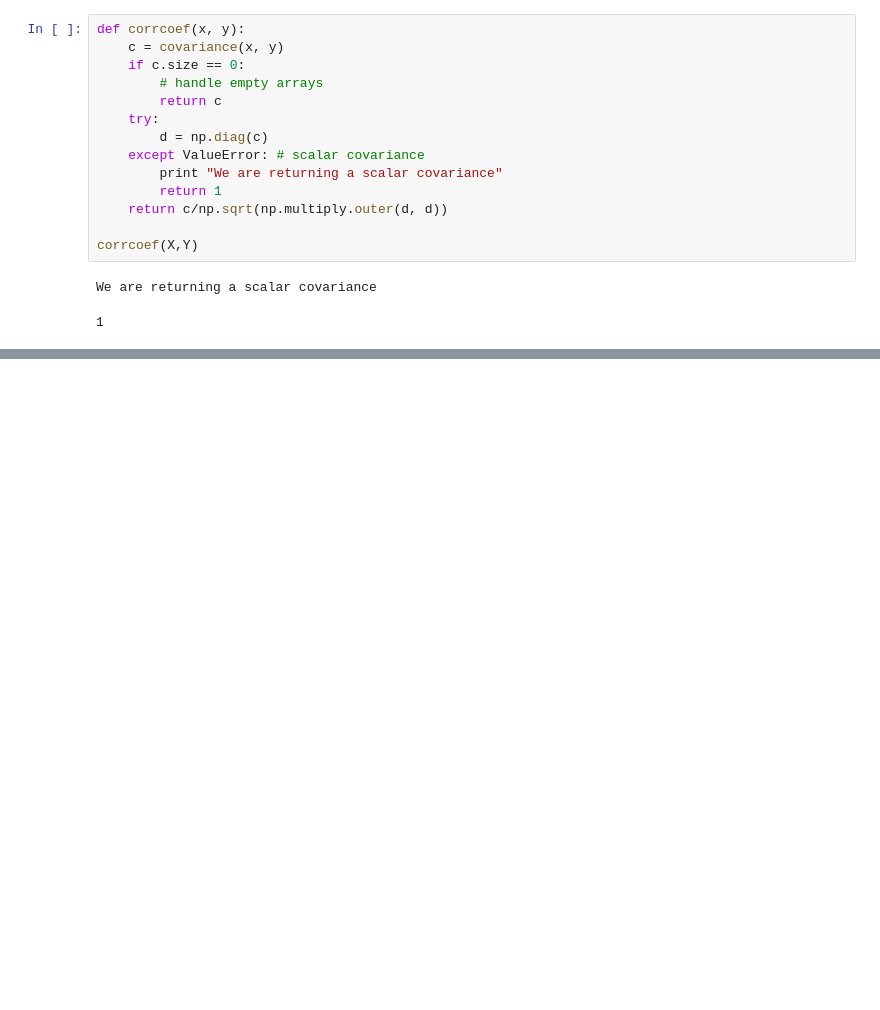
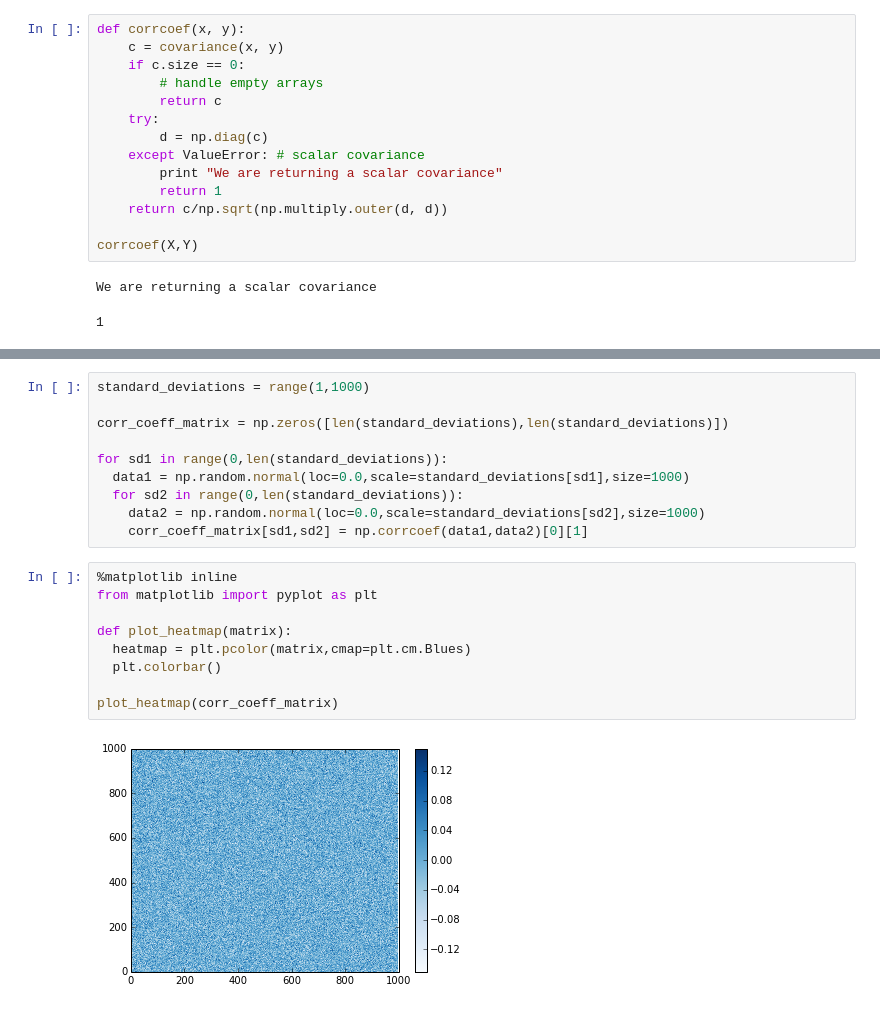
Before and after one commit to nagyistge/brainmeta, a Jupyter notebook: notebook/correlation_coefficient.ipynb, the cells around one changed output, grey strips where cells are left out. Saved outputs shown, nothing was run; the diff lists cells and outputs as text; blank space fills up the shorter version.

Commit message:
modified correlation coefficient exploration to account for dof

```diff
--- a/notebook/correlation_coefficient.ipynb
+++ b/notebook/correlation_coefficient.ipynb
@@ -92,0 +105,21 @@ What does that mean?
+# %%
+standard_deviations = range(1,1000)
+
+corr_coeff_matrix = np.zeros([len(standard_deviations),len(standard_deviations)])
+
+for sd1 in range(0,len(standard_deviations)):
+  data1 = np.random.normal(loc=0.0,scale=standard_deviations[sd1],size=1000)
+  for sd2 in range(0,len(standard_deviations)):
+    data2 = np.random.normal(loc=0.0,scale=standard_deviations[sd2],size=1000)
+    corr_coeff_matrix[sd1,sd2] = np.corrcoef(data1,data2)[0][1]
+# %%
+%matplotlib inline
+from matplotlib import pyplot as plt
+
+def plot_heatmap(matrix):
+  heatmap = plt.pcolor(matrix,cmap=plt.cm.Blues)
+  plt.colorbar()
+
+plot_heatmap(corr_coeff_matrix)
+# %% [output]
+[figure, added]
```
Also changed, not shown: parts of 9 cells of this notebook.
